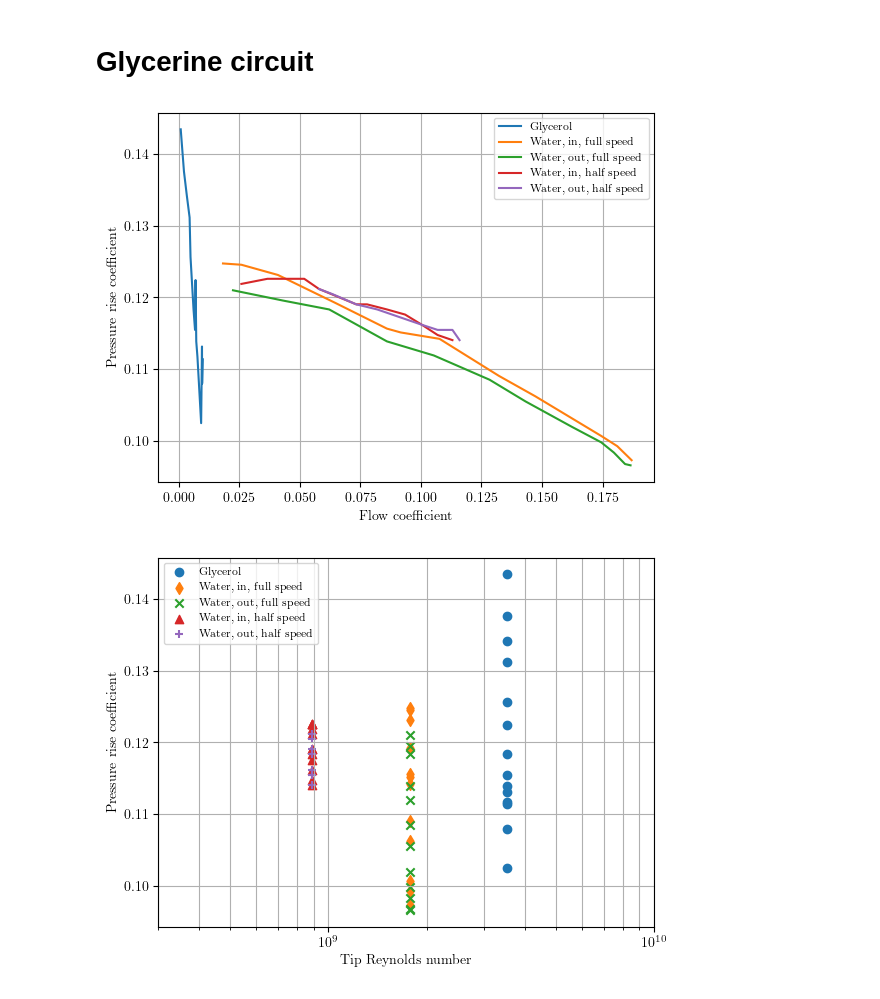
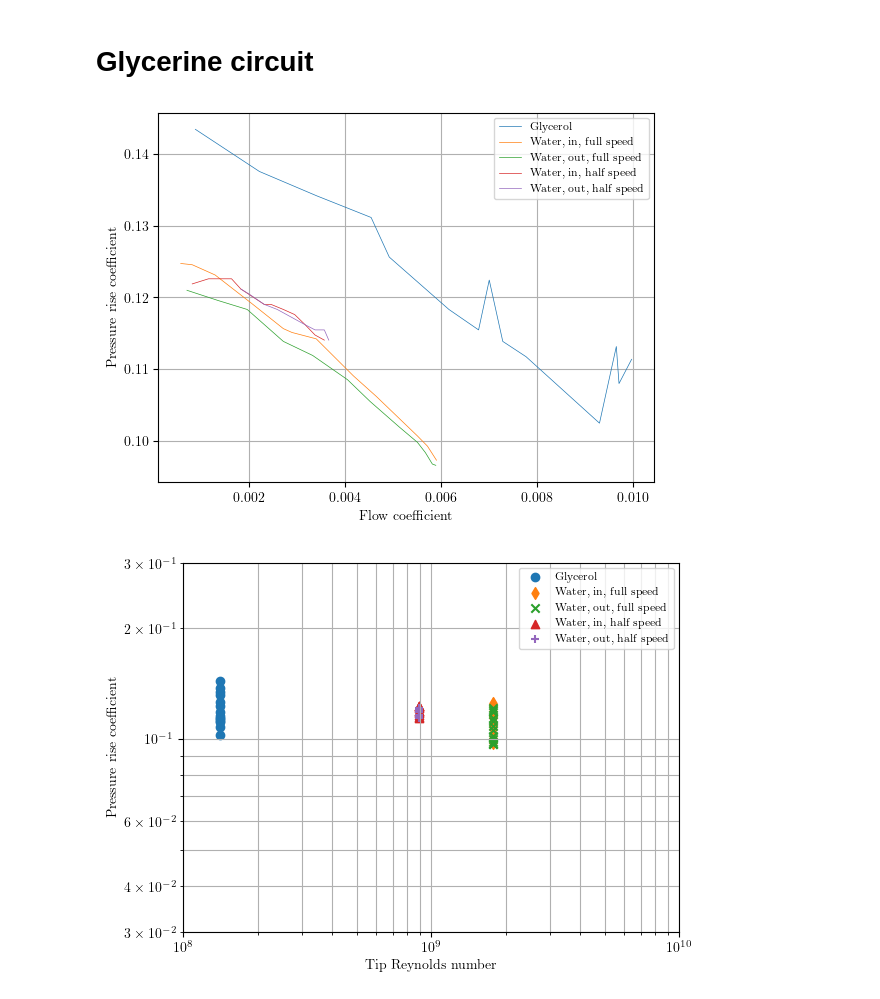
Before and after one commit to lpender3672/MEng-CW, a Jupyter notebook: IIA/3A3/Compressor_Lab/analysis.ipynb, the cells around one changed output. Saved outputs shown, nothing was run; the diff lists cells and outputs as text; code cells hidden in the pictures.

Commit message:
progress with 3a3 compress

```diff
--- a/IIA/3A3/Compressor_Lab/analysis.ipynb
+++ b/IIA/3A3/Compressor_Lab/analysis.ipynb
@@ -34,9 +34,10 @@ rho_glycerol = 1170
 Time_water = 40.35
 Time_glycerol = 102.01
 
-dyn_visc_glycerol = dyn_visc_water * (Time_glycerol * rho_glycerol * 2) / (Time_water * rho_water * 10)
+dyn_visc_glycerol = dyn_visc_water * (Time_glycerol * rho_glycerol / 2) / (Time_water * rho_water / 10)
 
 print(P0)
+print(dyn_visc_water)
 print(dyn_visc_glycerol)
 # %% [output]
 100561.31176
@@ -149,7 +167,20 @@ def plot_glycerol_non_dims(data, freq, label = ""):
     nonD_Q = data[0]
     nonD_P = data[1]
 
-    plt.plot(nonD_Q, nonD_P, label = label)
+    if False:
+        outliers = [-1, -2, -3, -7]
+
+        nonD_P_corrected = np.delete(nonD_P, outliers)
+        nonD_Q_corrected = np.delete(nonD_Q, outliers)
+
+        nonD_P_outliers = nonD_P[outliers]
+        nonD_Q_outliers = nonD_Q[outliers]
+
+        plt.plot(nonD_Q_corrected, nonD_P_corrected, label = label, linewidth=0.5)
+        plt.scatter(nonD_Q_outliers, nonD_P_outliers, s=10, marker = 'x')
+    else:
+
+        plt.plot(nonD_Q, nonD_P, label = label, linewidth=0.5)
 
 plot_glycerol_non_dims(glycerol_data, 50, f"Glycerol")
 plot_water_non_dims(water_50_inlet_data, 50, f"Water, in, full speed")
@@ -162,10 +193,10 @@ plt.ylabel('Pressure rise coefficient')
 plt.legend(prop={'size': 8})
 plt.grid()
 
-plt.savefig('compressor_non_dims.png', dpi=300, bbox_inches='tight')
+plt.savefig('compressor_non_dims.png', dpi=600, bbox_inches='tight')
 plt.show()
 # %% [output]
-[figure, old version]
+[figure, new version]
 # %%
 # plot the data vs reynolds number
 
@@ -178,7 +209,7 @@ def plot_water_pressure_vs_re(data, freq, marker, label = ""):
     nonD_Q = flow_coeff(Qdot, N)
     nonD_P = pressure_coeff(data["P_rise Compresor"] * 1e3, N, rho_water)
 
-    Re_water = rho_water * Nf(freq) * do**2 / dyn_visc_water
+    Re_water = rho_water * N * do**2 / dyn_visc_water
     Re = np.array([Re_water] * len(nonD_P))
 
     plt.scatter(
@@ -192,33 +223,36 @@ def plot_glycerol_pressure_vs_re(data, freq, marker, label = ""):
 
     Qdot = data["flow rate kg/s"] / rho_water
     N = Nf(freq)
     nonD_Q = flow_coeff(Qdot, N)
     nonD_P = pressure_coeff(data["pressure"] * 1e3, N, rho_water)
+    # remove outliers
 
-    Re_glycerol = rho_glycerol * Nf(50) * do**2 / dyn_visc_glycerol
+    Re_glycerol = rho_glycerol * N * do**2 / dyn_visc_glycerol
     Re_glycerol = np.array([Re_glycerol] * len(nonD_P))
 
     plt.scatter(
         Re_glycerol,
         nonD_P,
         marker = marker,
         label = label,
     )
 
 plot_glycerol_pressure_vs_re(glycerol_data, 50, 'o', "Glycerol")
 plot_water_pressure_vs_re(water_50_inlet_data, 50, 'd', "Water, in, full speed")
 plot_water_pressure_vs_re(water_50_outlet_data, 50, 'x', "Water, out, full speed")
 plot_water_pressure_vs_re(water_25_inlet_data, 25, '^', "Water, in, half speed")
 plot_water_pressure_vs_re(water_25_outlet_data, 25, '+', "Water, out, half speed")
 
 plt.xscale('log')
-plt.xlim(3e8, 1e10)
+plt.yscale('log')
+plt.xlim(1e8, 1e10)
+plt.ylim(3e-2, 3e-1)
 plt.xlabel('Tip Reynolds number')
 plt.ylabel('Pressure rise coefficient')
 plt.legend(prop={'size': 8})
 plt.grid(True, which='both')
 plt.savefig('pressure_reynolds.png', dpi=300, bbox_inches='tight')
 
 plt.show()
 # %% [output]
-[figure, old version]
+[figure, new version]
```
Also changed, not shown: parts of 5 cells of this notebook, 10 other files.
